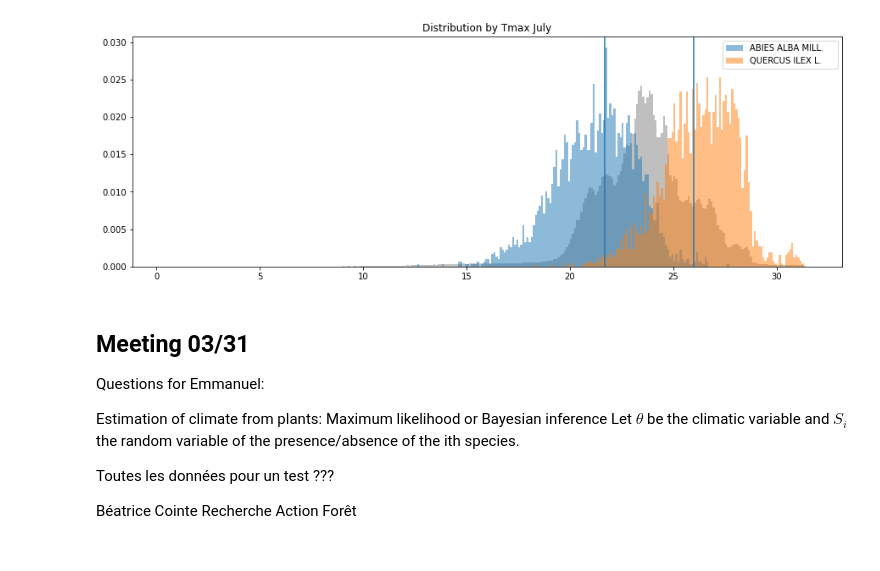
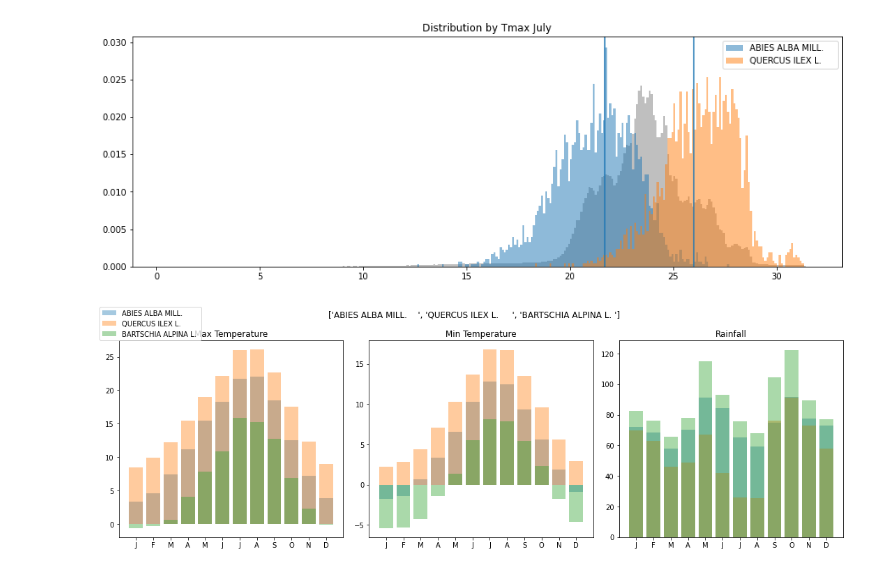
Before and after one commit to XavierMinesParis/SDM, a Jupyter notebook: playground.ipynb, the cells around one changed output. Cells and saved outputs as stored; diff of their text form; code cells hidden in the pictures.

```diff
--- a/playground.ipynb
+++ b/playground.ipynb
@@ -82,15 +82,6 @@ Visualization.plot_hist([fir, oak], 'tx07_61_90')
 # %% [output]
 [figure]
 # %%
-Visualization.plot_summary([fir, oak])
+Visualization.plot_summary([fir, oak, velvet_bell])
+# %% [output]
+[figure, added]
-# %% [markdown]
-## Meeting 03/31
-
-Questions for Emmanuel:
-
-Estimation of climate from plants: Maximum likelihood or Bayesian inference
-Let $\theta$ be the climatic variable and $S_i$ the random variable of the presence/absence of the ith species.
-
-Toutes les données pour un test ???
-
-Béatrice Cointe Recherche Action Forêt
```
Also changed, not shown: parts of 1 cell of this notebook, 3 other files.
